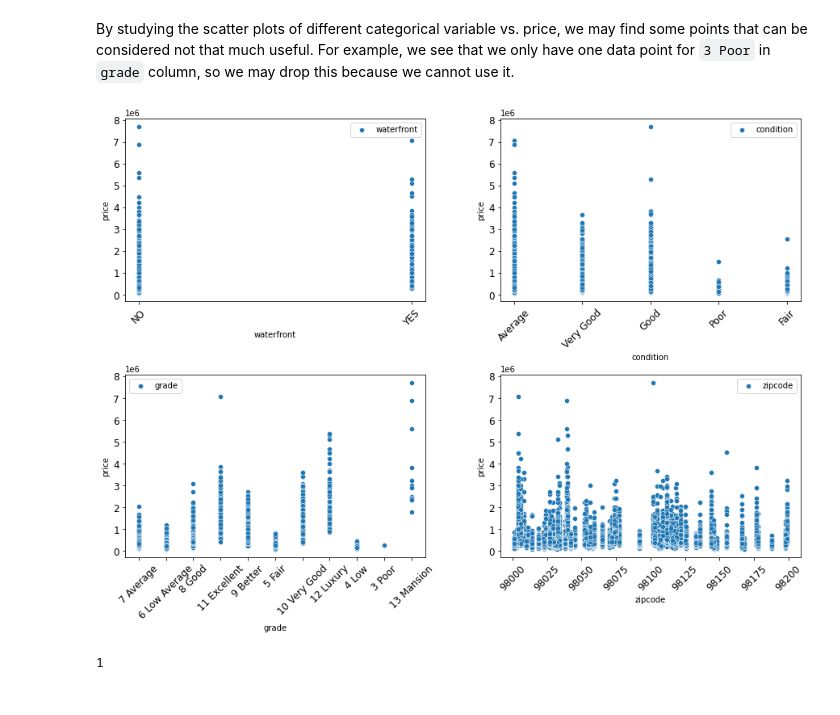
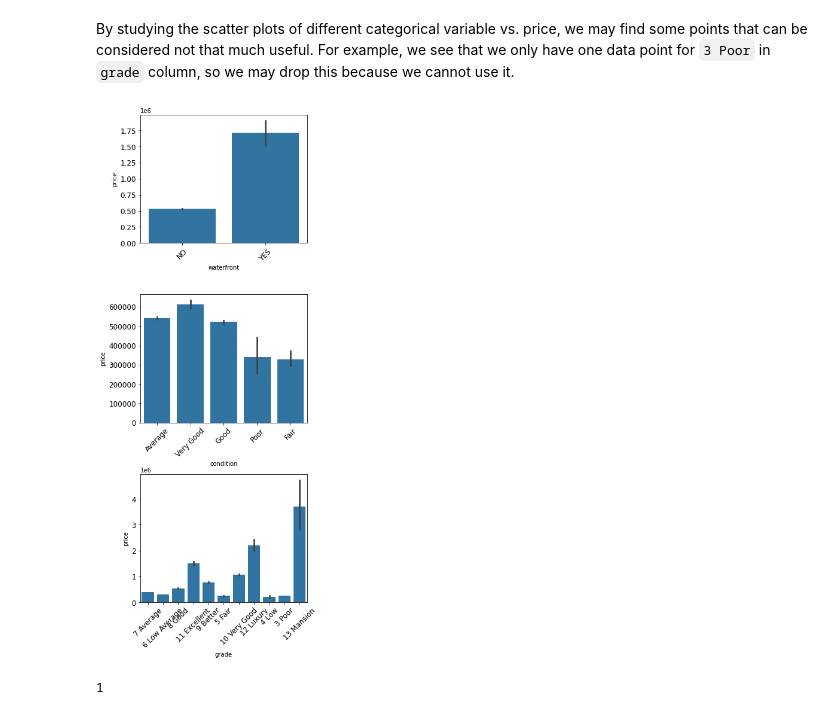
Before and after one commit to miladshiraniUCB/King-County-Property-Prices-Prediction, a Jupyter notebook: Modeling_King_County_House_Sales.ipynb, the cells around one changed output. Cells and saved outputs as stored; diff of their text form; code cells hidden in the pictures.

Commit message:
Finished Project with updated figures

```diff
--- a/Modeling_King_County_House_Sales.ipynb
+++ b/Modeling_King_County_House_Sales.ipynb
@@ -285,19 +285,23 @@ categorical = df.drop(columns = l, axis = 1)
 # %% [markdown]
 By studying the scatter plots of different categorical variable vs. price, we may find some points that can be considered not that much useful. For example, we see that we only have one data point for `3 Poor` in `grade` column, so we may drop this because we cannot use it.
 # %%
-fig, axes = plt.subplots(nrows = 2, ncols = 2, figsize = (15,10))
+fig, axes = plt.subplots(nrows = 3, ncols = 1, figsize = (5,15))
 
 fig.subplots_adjust(hspace=0.4, wspace=0.25)
 
 to_pick = list(categorical.columns)
+to_pick.remove("zipcode")
 
 for i,col in enumerate(to_pick):
-    ax = axes[i//2][i%2]
-    sns.scatterplot(x = df[col], y = df["price"], ax = ax, label = col)
+    ax = axes[i]
+#     ax = axes[i//2][i%2]
+#     sns.scatterplot(x = df[col], y = df["price"], ax = ax, label = col)
+    sns.barplot(x = df[col], y = df["price"], ax = ax, label = col,
+                color = "tab:blue")
     ax.tick_params(axis='x', labelrotation = 45, labelsize = 12)
     ax.tick_params(axis='y', labelrotation = 0, labelsize = 12)
 # %% [output]
-[figure, old version]
+[figure, new version]
 # %%
 len(df.loc[df["grade"] == "3 Poor"])
 # %% [output]
```
Also changed, not shown: parts of 67 cells of this notebook, 5 other files.
